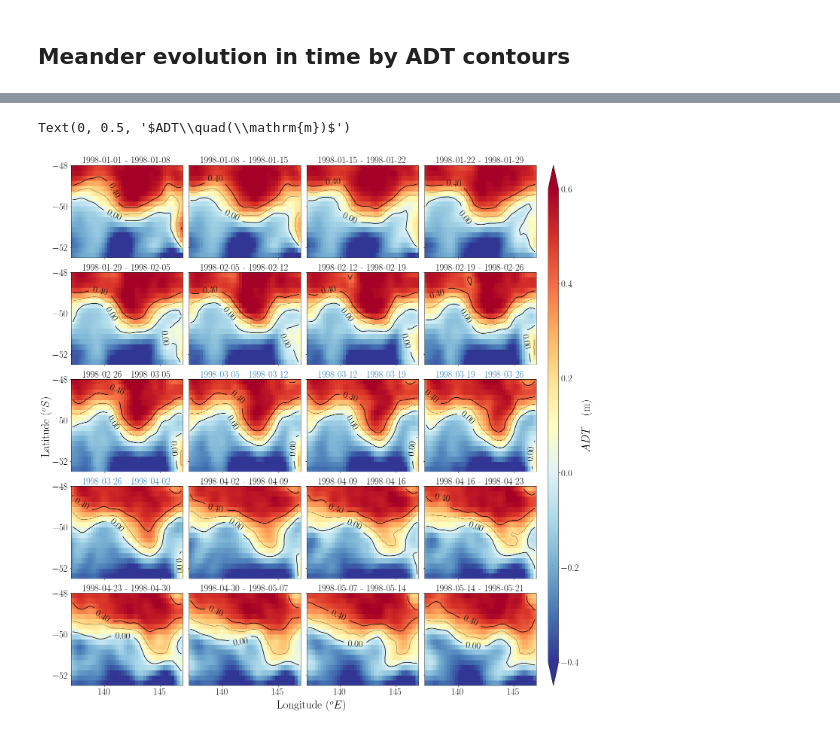
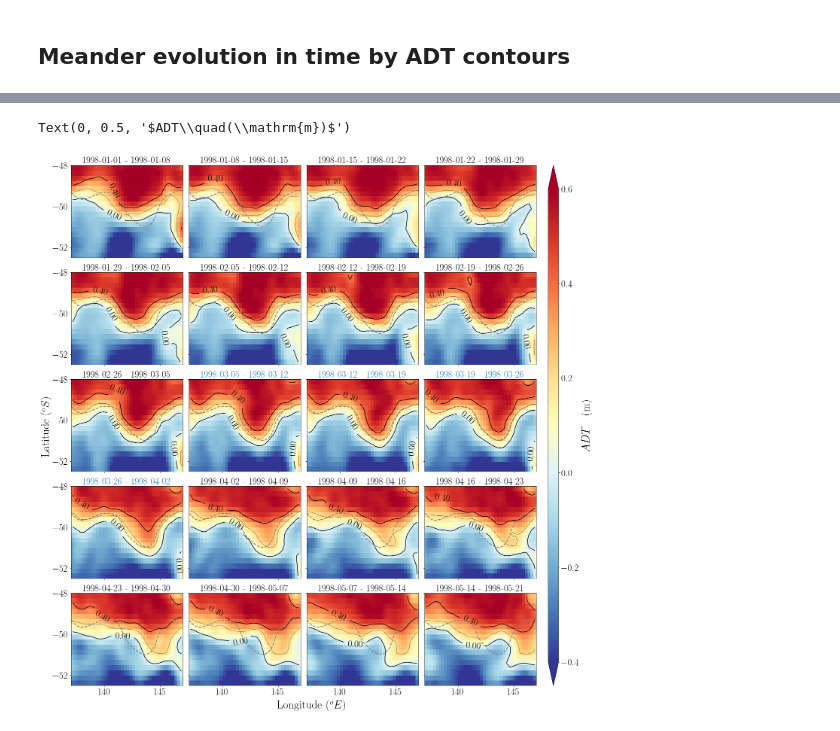
Before and after one commit to janjaapmeijer/phd-public, a Jupyter notebook: 02_analysis/01_overview-map.ipynb, the cells around one changed output, grey strips where cells are left out. Saved outputs shown, nothing was run; the diff lists cells and outputs as text; code cells hidden in the pictures.

Commit message:
Added the voyage mean contour line to the meander evolution figure.

```diff
--- a/02_analysis/01_overview-map.ipynb
+++ b/02_analysis/01_overview-map.ipynb
@@ -288,31 +308,34 @@ for i, t in enumerate(adt_wkmean.time[0:20]):
 #     pcol = (sst_wkmean - 273).sel(time=t).plot.pcolormesh(
 #         ax=ax[r, c], vmin=4, vmax=11, cmap=cmo.cm.thermal, add_colorbar=False)
     cont = adt_wkmean.sel(time=t).plot.contour(
         ax=ax[r, c], levels=adt_contours, linestyles='solid', linewidths=0.5, colors='k')
+
+    cont_voy = adtvoy.mean('time').plot.contour(
+        ax=ax[r, c], levels=[0.2], linestyles='dashed', linewidths=2, colors='gray')
 
     for ib, b in enumerate(adt_contours):
         if b in adt_contours[0::2]:
             zc = cont.collections[ib]
             plt.setp(zc, linewidth=1.5)
     ax[r, c].clabel(cont, adt_contours[0::2], inline=1, fontsize=fs_small, fmt='%.2f')
 
     ax[r, c].set_ylabel('')
     ax[r, c].set_xlabel('')
     ts = pd.to_datetime(str(adt_wkmean.time[i+1].data))
     t_beg = pd.to_datetime(str(t.data)).strftime('%Y-%m-%d')
     t_end = pd.to_datetime(str(adt_wkmean.time[i+1].data)).strftime('%Y-%m-%d')
     title_color = 'tab:blue' if (t.values in adtvoy.time.values) | (adt_wkmean.time[i+1].values in
                                                                     adtvoy.time.values) else 'k'
 
     ax[r, c].set_title('%s - %s' %(t_beg, t_end), fontsize=fs_small, color=title_color)
 
 
 fig.text(0.48, -0.02, r'Longitude ($^oE$)', ha='center', fontsize=fs_large)
 fig.text(-0.02, 0.5, r'Latitude ($^oS$)', va='center', rotation='vertical', fontsize=fs_large)
 
 cbar = fig.colorbar(pcol, ax=ax, aspect=50, extend='both')
 cbar.ax.set_ylabel(r'$ADT\quad(\mathrm{m})$', fontsize=fs_large)
 # cbar.ax.set_ylabel(r'$SST\quad(^\circ C)$', fontsize=fs_large)
 # %% [output]
 Text(0, 0.5, '$ADT\\quad(\\mathrm{m})$')
-[figure, old version]
+[figure, new version]
```
Also changed, not shown: parts of 3 cells of this notebook.
